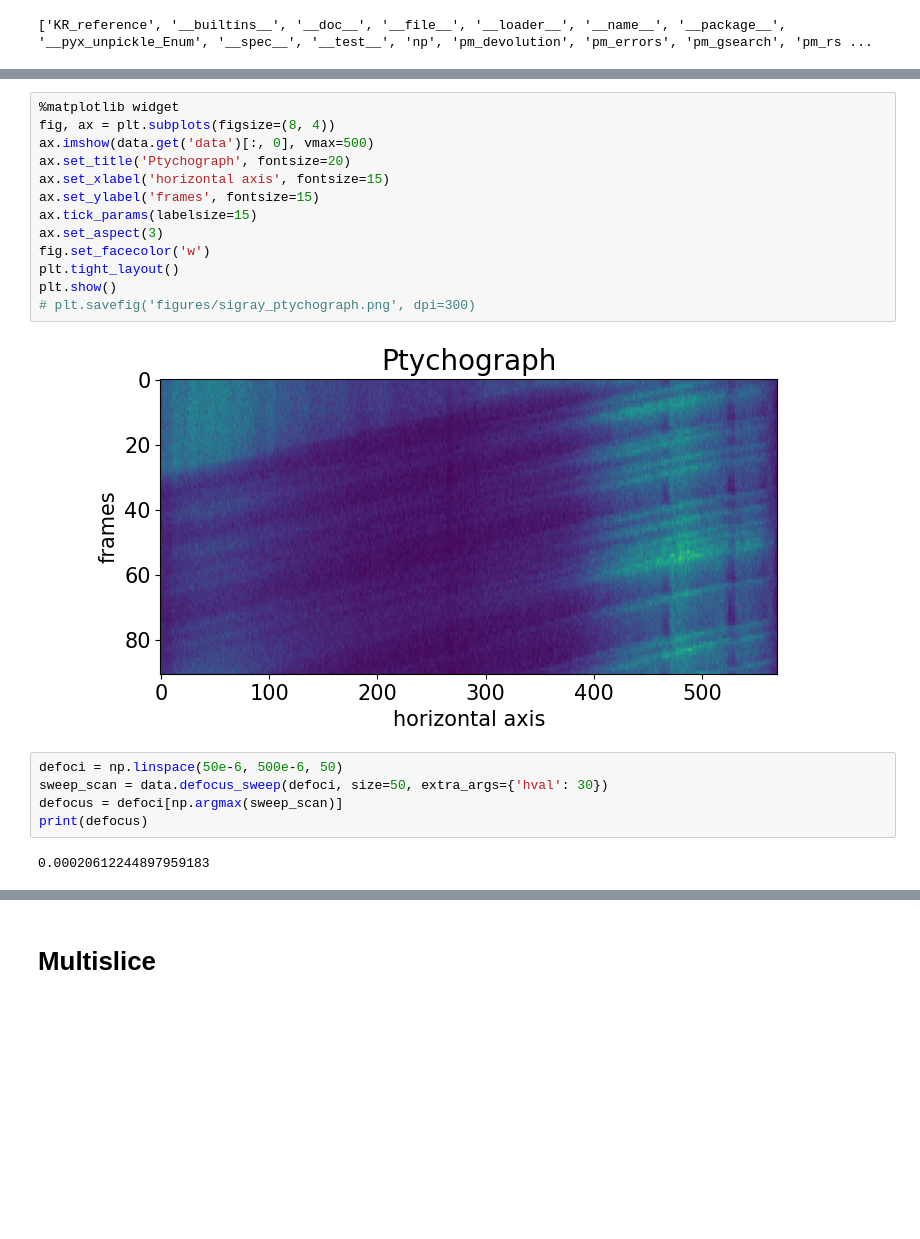
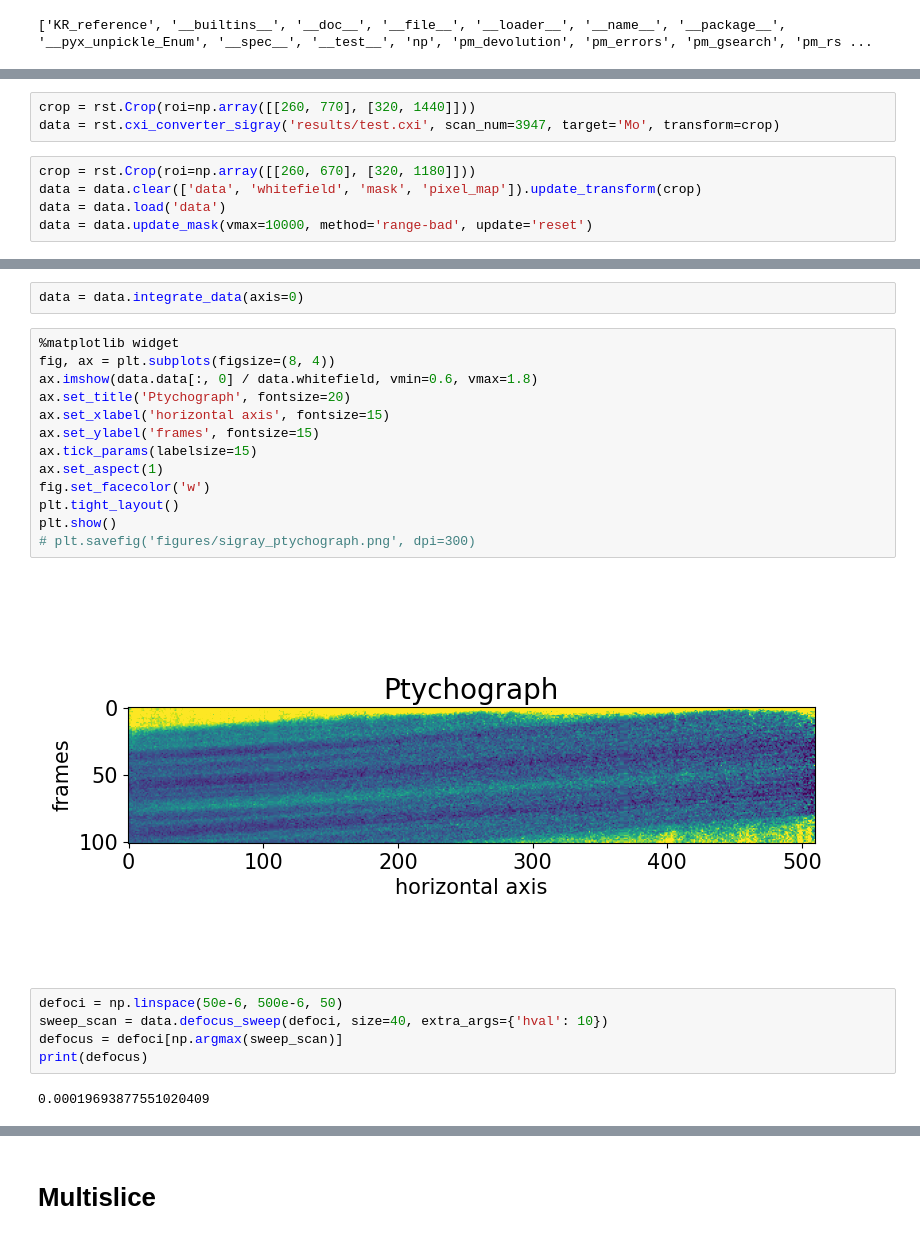
Before and after one commit to simply-nicky/pyrost, a Jupyter notebook: dev.ipynb, the cells around one changed output, grey strips where cells are left out. Saved outputs shown, nothing was run; the diff lists cells and outputs as text; blank space fills up the shorter version.

```diff
--- a/dev.ipynb
+++ b/dev.ipynb
@@ -44,0 +54,8 @@ data = data.integrate_data(axis=0)
+# %%
+crop = rst.Crop(roi=np.array([[260, 770], [320, 1440]]))
+data = rst.cxi_converter_sigray('results/test.cxi', scan_num=3947, target='Mo', transform=crop)
+# %%
+crop = rst.Crop(roi=np.array([[260, 670], [320, 1180]]))
+data = data.clear(['data', 'whitefield', 'mask', 'pixel_map']).update_transform(crop)
+data = data.load('data')
+data = data.update_mask(vmax=10000, method='range-bad', update='reset')
@@ -45,25 +70,27 @@ data = data.integrate_data(axis=0)
+# %%
+data = data.integrate_data(axis=0)
 # %%
 %matplotlib widget
 fig, ax = plt.subplots(figsize=(8, 4))
-ax.imshow(data.get('data')[:, 0], vmax=500)
+ax.imshow(data.data[:, 0] / data.whitefield, vmin=0.6, vmax=1.8)
 ax.set_title('Ptychograph', fontsize=20)
 ax.set_xlabel('horizontal axis', fontsize=15)
 ax.set_ylabel('frames', fontsize=15)
 ax.tick_params(labelsize=15)
-ax.set_aspect(3)
+ax.set_aspect(1)
 fig.set_facecolor('w')
 plt.tight_layout()
 plt.show()
 # plt.savefig('figures/sigray_ptychograph.png', dpi=300)
 # %% [output]
-[figure, old version]
+[figure, new version]
 # %%
 defoci = np.linspace(50e-6, 500e-6, 50)
-sweep_scan = data.defocus_sweep(defoci, size=50, extra_args={'hval': 30})
+sweep_scan = data.defocus_sweep(defoci, size=40, extra_args={'hval': 10})
 defocus = defoci[np.argmax(sweep_scan)]
 print(defocus)
 # %% [output]
-0.00020612244897959183
+0.00019693877551020409
 # %%
 fig, ax = plt.subplots(figsize=(8, 4))
 ax.plot(defoci * 1e3, sweep_scan)
```
Also changed, not shown: parts of 27 cells of this notebook, 34 other files.
